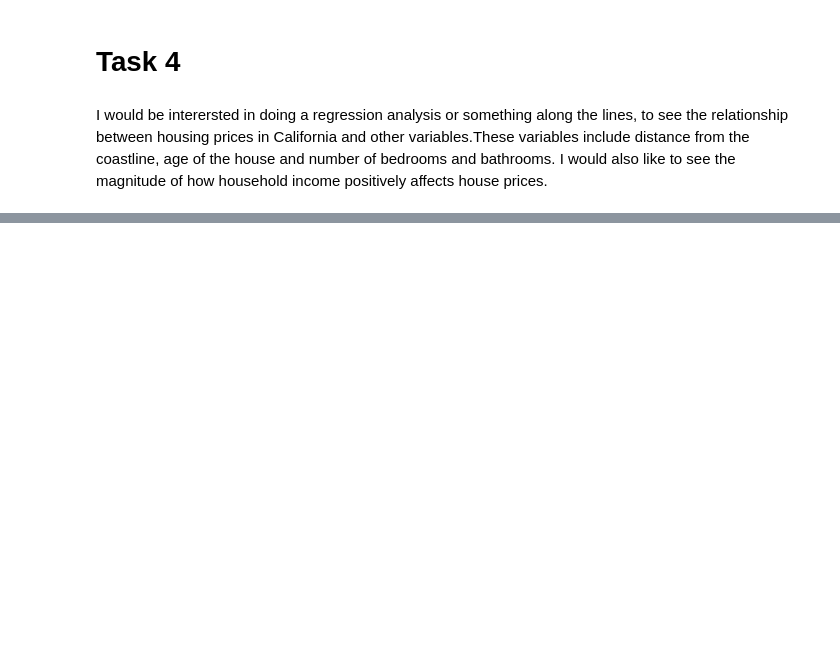
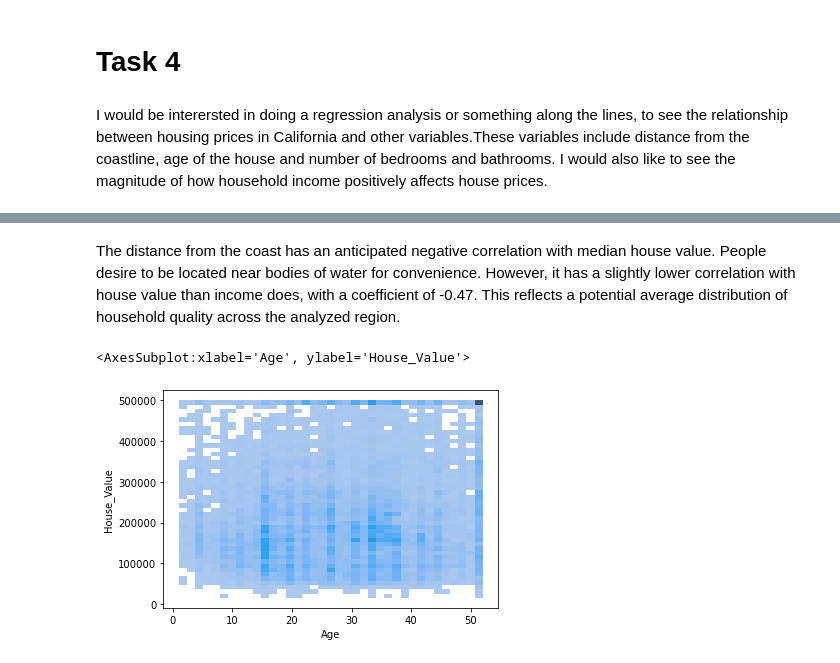
Before and after one commit to abeeto/project-group14-DATA301, a Jupyter notebook: notebooks/analysis2.ipynb, the cells around one changed output, grey strips where cells are left out. Saved outputs shown, nothing was run; the diff lists cells and outputs as text; code cells hidden in the pictures; blank space fills up the shorter version.

```diff
--- a/notebooks/analysis2.ipynb
+++ b/notebooks/analysis2.ipynb
@@ -242,0 +219,10 @@ Answers are primarily grouped under each individual graph.
+# %% [markdown]
+The distance from the coast has an anticipated negative correlation with median house value. People desire to
+be located near bodies of water for convenience. However, it has a slightly lower correlation with house value than income
+does, with a coefficient of -0.47. This reflects a potential average distribution of household quality across
+the analyzed region.
+# %%
+sns.histplot(houses,x='Age',y='House_Value')
+# %% [output]
+<AxesSubplot:xlabel='Age', ylabel='House_Value'>
+[figure, added]
```
Also changed, not shown: parts of 16 cells of this notebook.
